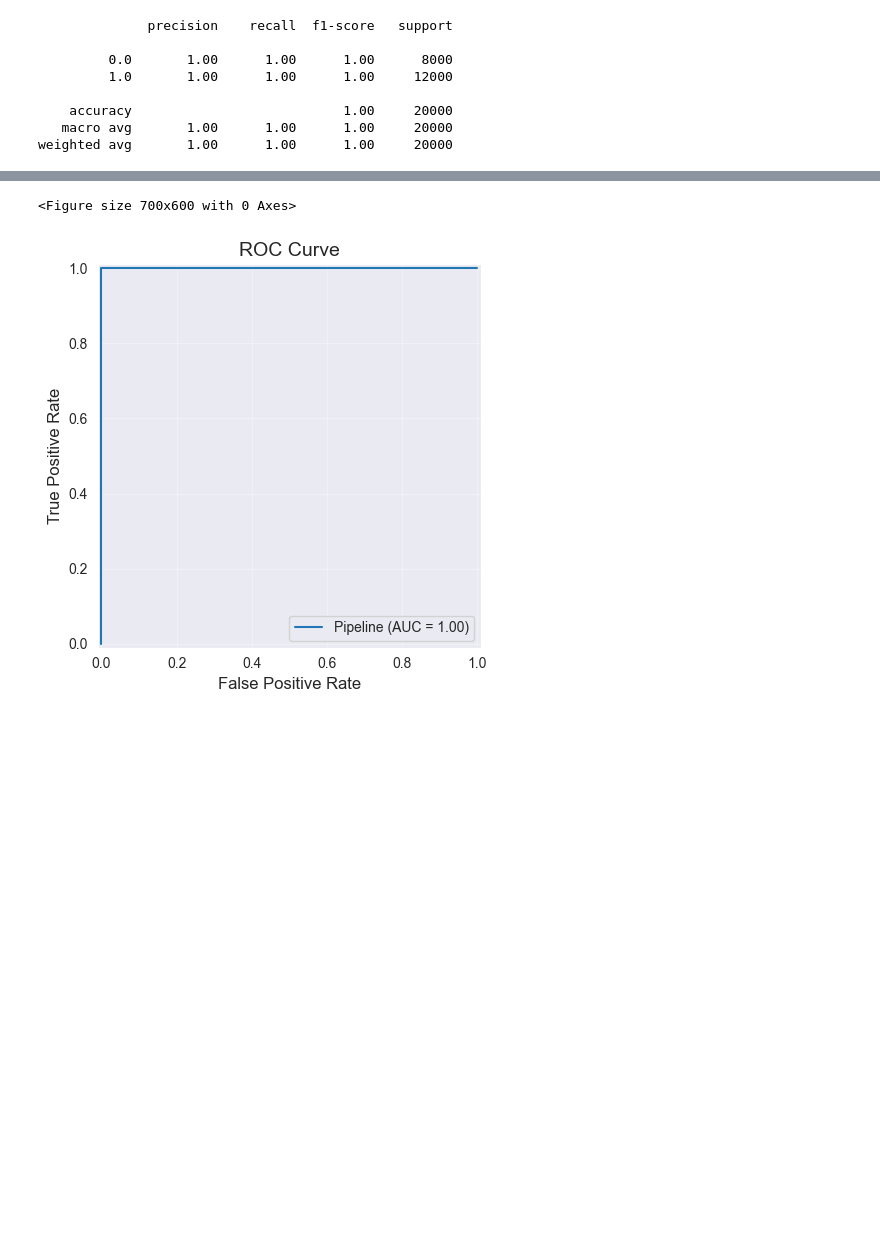
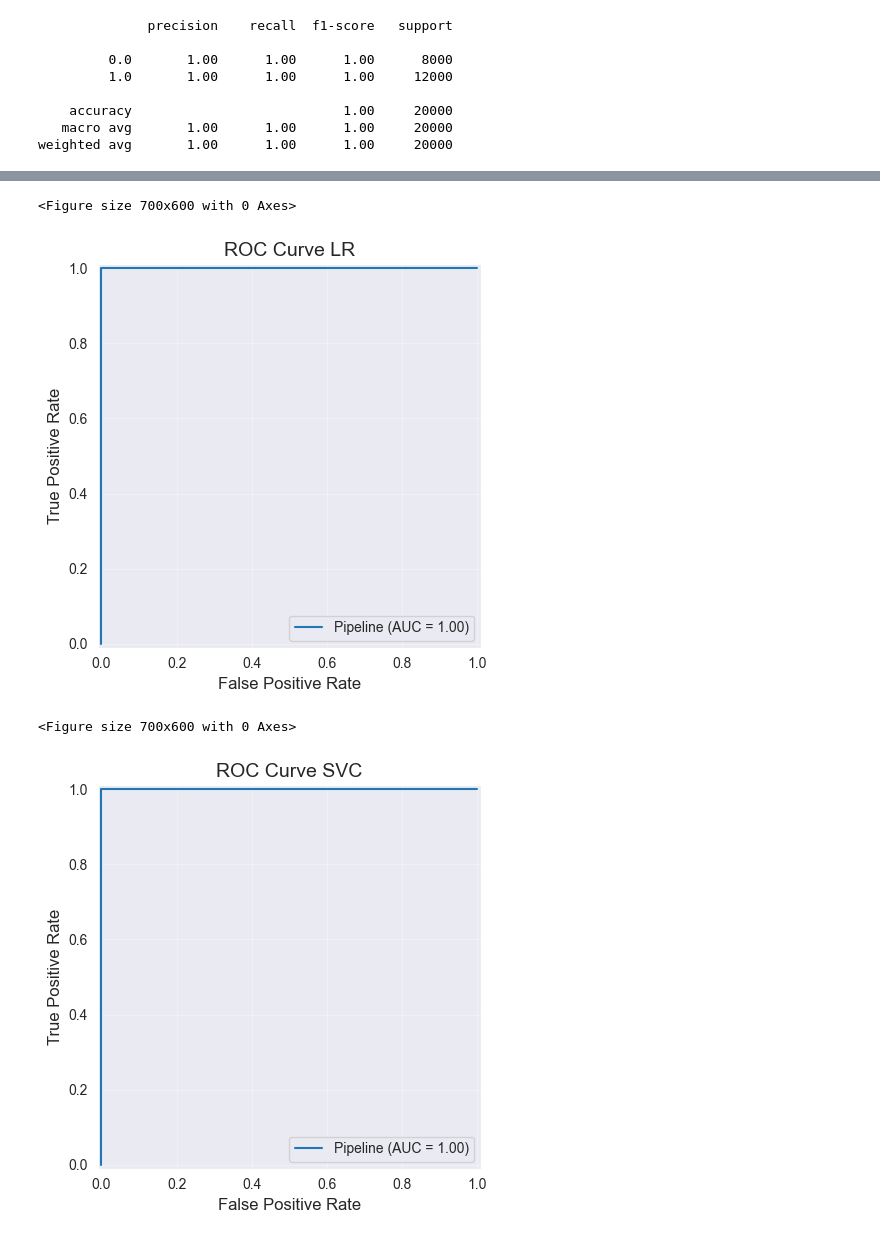
Before and after one commit to plamensve/diabets_health_indicators, a Jupyter notebook: notebooks/04_modeling.ipynb, the cells around one changed output, grey strips where cells are left out. Cells and saved outputs as stored; diff of their text form; code cells hidden in the pictures; blank space fills up the shorter version.

```diff
--- a/notebooks/04_modeling.ipynb
+++ b/notebooks/04_modeling.ipynb
@@ -192,7 +348,7 @@ plt.show()
 plt.figure(figsize=(7, 6))
 RocCurveDisplay.from_estimator(lr_model, X_test, y_test)
 
-plt.title("ROC Curve", fontsize=14)
+plt.title("ROC Curve LR", fontsize=14)
 plt.xlabel("False Positive Rate", fontsize=12)
 plt.ylabel("True Positive Rate", fontsize=12)
 plt.grid(alpha=0.3)
@@ -200,4 +356,17 @@ plt.tight_layout()
 plt.show()
 # %% [output]
 <Figure size 700x600 with 0 Axes>
-[figure, old version]
+[figure, new version]
+# %%
+plt.figure(figsize=(7, 6))
+RocCurveDisplay.from_estimator(svc_model, X_test, y_test)
+
+plt.title("ROC Curve SVC", fontsize=14)
+plt.xlabel("False Positive Rate", fontsize=12)
+plt.ylabel("True Positive Rate", fontsize=12)
+plt.grid(alpha=0.3)
+plt.tight_layout()
+plt.show()
+# %% [output]
+<Figure size 700x600 with 0 Axes>
+[figure, added]
```
Also changed, not shown: parts of 24 cells of this notebook.
